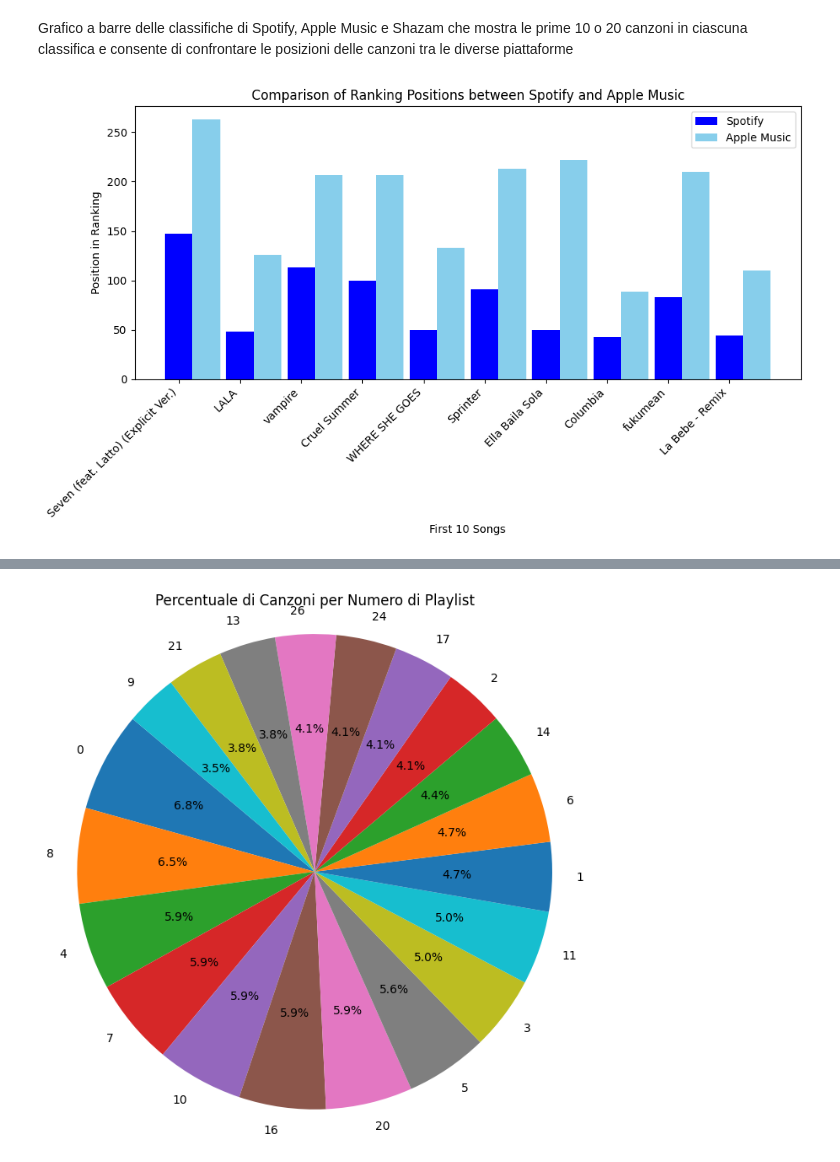
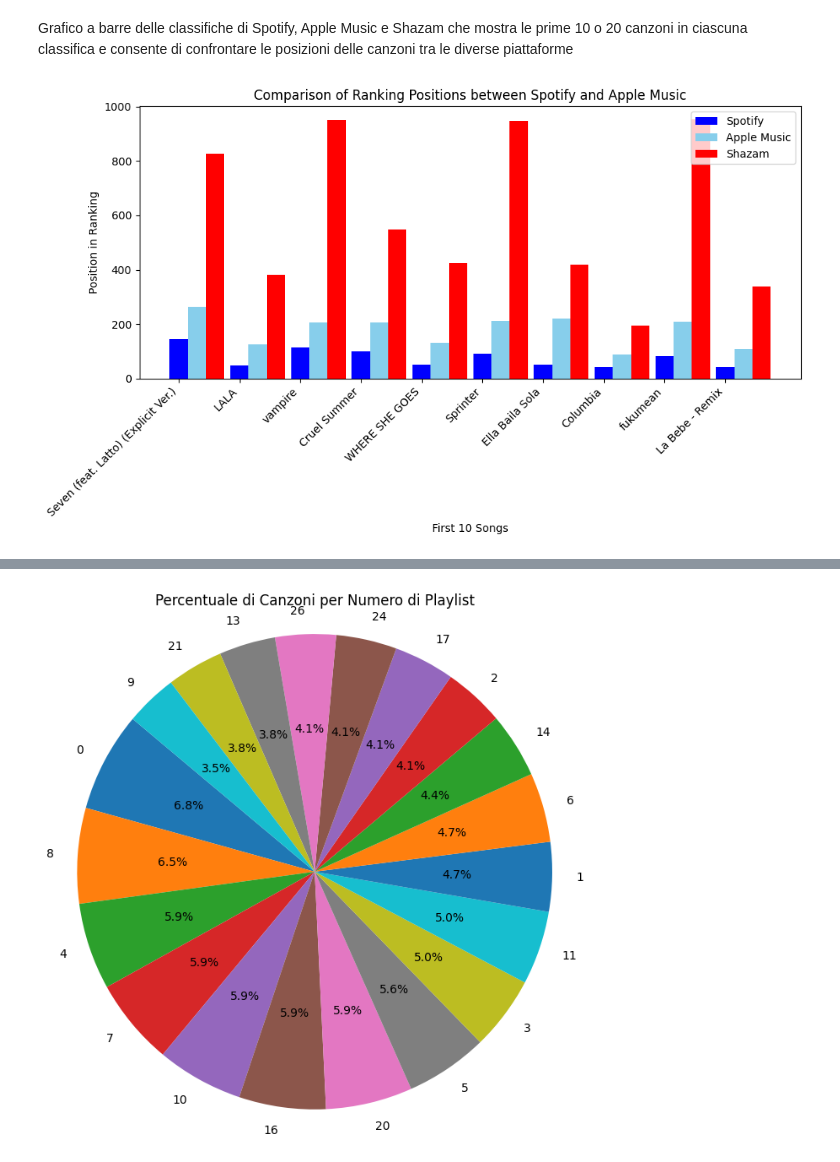
Before and after one commit to IsabellaPodavini/top_spotify_songs_2023, a Jupyter notebook: project.ipynb, the cells around one changed output, grey strips where cells are left out. Drawn from its saved outputs; the diff is of its cells as text; code cells hidden in the pictures.

Commit message:
Update project.ipynb
Add some plots

```diff
--- a/project.ipynb
+++ b/project.ipynb
@@ -183,3 +208,9 @@ speechiness_%           0
 dtype: int64
 # %% [markdown]
 I removed the null components by replacing them with the mode value
+# %%
+# Rimuovi i caratteri non numerici dalla colonna in_shazam_charts e converti i valori in numeri
+spotify_songs_df['in_shazam_charts'] = spotify_songs_df['in_shazam_charts'].str.replace(r'\D', '', regex=True).astype(float)
+
+# Calcola la media dei valori nella colonna in_shazam_charts
+mean_shazam_charts = spotify_songs_df['in_shazam_charts'].mean()
@@ -185,0 +236,6 @@ I removed the null components by replacing them with the mode value
+# %%
+# Rimuovi i caratteri non numerici dalla colonna streams e converti i valori in numeri
+spotify_songs_df['streams'] = spotify_songs_df['streams'].str.replace(r'\D', '', regex=True).astype(float)
+
+# Calcola la media dei valori nella colonna streams
+mean_streams = spotify_songs_df['streams'].mean()
@@ -282,31 +344,31 @@ plt.show()
 Grafico a barre delle classifiche di Spotify, Apple Music e Shazam che mostra le prime 10 o 20 canzoni in ciascuna classifica e consente di confrontare le posizioni delle canzoni tra le diverse piattaforme
 # %%
 top_songs = spotify_songs_df['track_name'].head(10)
-top_spotify = spotify_songs_df['in_spotify_charts'].head(10)
-top_apple = spotify_songs_df['in_apple_charts'].head(10)
-top_shazam = spotify_songs_df['in_shazam_charts'].head(10)
-top_deezer = spotify_songs_df['in_deezer_playlists'].head(10)
+top_spotify = spotify_songs_df['in_spotify_charts'].head(10).tolist()
+top_apple = spotify_songs_df['in_apple_charts'].head(10).tolist()
+top_shazam = spotify_songs_df['in_shazam_charts'].head(10).tolist()
+top_deezer = spotify_songs_df['in_deezer_playlists'].head(10).tolist()
 
 # Larghezza delle barre
-bar_width = 0.45
+bar_width = 0.3
 
 # Definisci l'indice per ciascuna categoria
 index = np.arange(len(top_spotify))
 
 # Grafico a barre
 plt.figure(figsize=(10, 6))
 plt.bar(index, top_spotify, bar_width, color='blue', label='Spotify')
 plt.bar(index + bar_width, top_apple, bar_width, color='skyblue', label='Apple Music')
-#plt.bar(index + 2 * bar_width, top_shazam, bar_width, color='red', label='Shazam')
-#plt.bar(index + bar_width, top_deezer, bar_width, color='orange', label='Deezer')
+plt.bar(index + 2 * bar_width, top_shazam, bar_width, color='red', label='Shazam')
+#plt.bar(index + 3 * bar_width, top_deezer, bar_width, color='orange', label='Deezer')
 
 plt.xlabel('First 10 Songs')
 plt.ylabel('Position in Ranking')
 plt.title('Comparison of Ranking Positions between Spotify and Apple Music')
 plt.xticks(index, top_songs, rotation=45, ha='right')
 plt.legend()
 plt.tight_layout()
 plt.show()
 # %% [output]
-[figure, old version]
+[figure, new version]
 # %%
```
Also changed, not shown: parts of 34 cells of this notebook.
